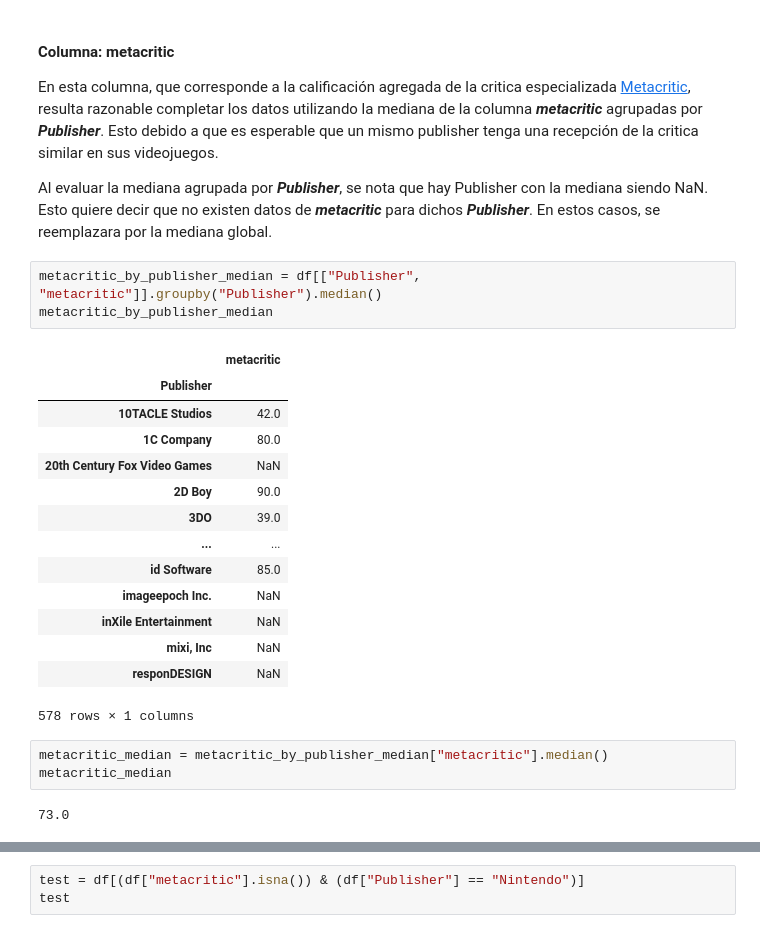
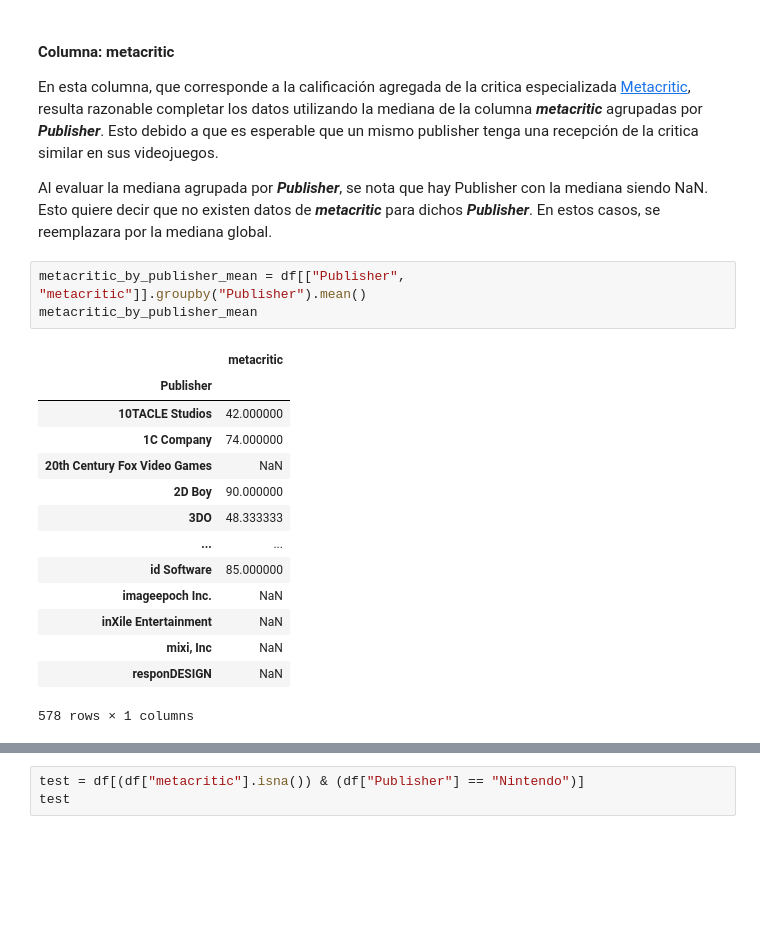
Before and after one commit to EduGatoX/datascience02, a Jupyter notebook: Eduardo_Nunez_Analisis_Datos.ipynb, the cells around one changed output, grey strips where cells are left out. Cells and saved outputs as stored; diff of their text form; blank space fills up the shorter version.

```diff
--- a/Eduardo_Nunez_Analisis_Datos.ipynb
+++ b/Eduardo_Nunez_Analisis_Datos.ipynb
@@ -524,25 +524,20 @@ En esta columna, que corresponde a la calificación agregada de la critica espec
 
 Al evaluar la mediana agrupada por ***Publisher***, se nota que hay Publisher con la mediana siendo NaN. Esto quiere decir que no existen datos de ***metacritic*** para dichos ***Publisher***. En estos casos, se reemplazara por la mediana global.
 # %%
-metacritic_by_publisher_median = df[["Publisher", "metacritic"]].groupby("Publisher").median()
-metacritic_by_publisher_median
+metacritic_by_publisher_mean = df[["Publisher", "metacritic"]].groupby("Publisher").mean()
+metacritic_by_publisher_mean
 # %% [output]
 |  | metacritic |
 | Publisher |  |
-| 10TACLE Studios | 42.0 |
-| 1C Company | 80.0 |
+| 10TACLE Studios | 42.000000 |
+| 1C Company | 74.000000 |
 | 20th Century Fox Video Games | NaN |
-| 2D Boy | 90.0 |
-| 3DO | 39.0 |
+| 2D Boy | 90.000000 |
+| 3DO | 48.333333 |
 | ... | ... |
-| id Software | 85.0 |
+| id Software | 85.000000 |
 | imageepoch Inc. | NaN |
 | inXile Entertainment | NaN |
 | mixi, Inc | NaN |
 | responDESIGN | NaN |
 578 rows × 1 columns
-# %%
-metacritic_median = metacritic_by_publisher_median["metacritic"].median()
-metacritic_median
-# %% [output]
-73.0
```
Also changed, not shown: parts of 22 cells of this notebook.
